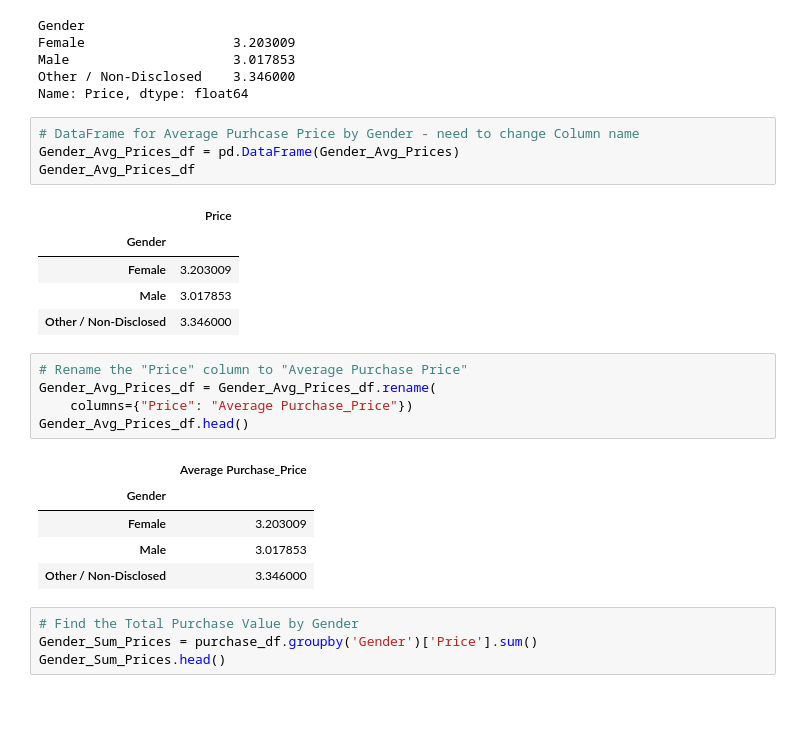
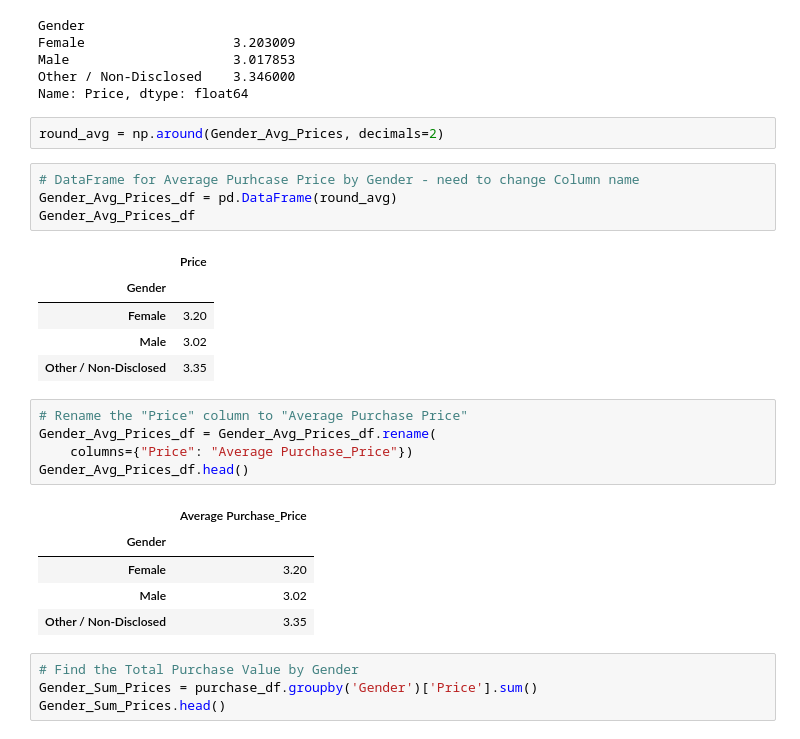
Before and after one commit to smith-jj/Pandas-Homework, a Jupyter notebook: HerosOfPymoli_InProgress.ipynb, the cells around one changed output. Saved outputs shown, nothing was run; the diff lists cells and outputs as text; blank space fills up the shorter version.

```diff
--- a/HerosOfPymoli_InProgress.ipynb
+++ b/HerosOfPymoli_InProgress.ipynb
@@ -276,16 +276,18 @@ Female                   3.203009
 Male                     3.017853
 Other / Non-Disclosed    3.346000
 Name: Price, dtype: float64
+# %%
+round_avg = np.around(Gender_Avg_Prices, decimals=2)
 # %%
 # DataFrame for Average Purhcase Price by Gender - need to change Column name
-Gender_Avg_Prices_df = pd.DataFrame(Gender_Avg_Prices)
+Gender_Avg_Prices_df = pd.DataFrame(round_avg)
 Gender_Avg_Prices_df
 # %% [output]
 |  | Price |
 | Gender |  |
-| Female | 3.203009 |
-| Male | 3.017853 |
-| Other / Non-Disclosed | 3.346000 |
+| Female | 3.20 |
+| Male | 3.02 |
+| Other / Non-Disclosed | 3.35 |
 # %%
 # Rename the "Price" column to "Average Purchase Price"
 Gender_Avg_Prices_df = Gender_Avg_Prices_df.rename(
@@ -294,9 +296,9 @@ Gender_Avg_Prices_df.head()
 # %% [output]
 |  | Average Purchase_Price |
 | Gender |  |
-| Female | 3.203009 |
-| Male | 3.017853 |
-| Other / Non-Disclosed | 3.346000 |
+| Female | 3.20 |
+| Male | 3.02 |
+| Other / Non-Disclosed | 3.35 |
 # %%
 # Find the Total Purchase Value by Gender
 Gender_Sum_Prices = purchase_df.groupby('Gender')['Price'].sum()
```
Also changed, not shown: parts of 7 cells of this notebook.
